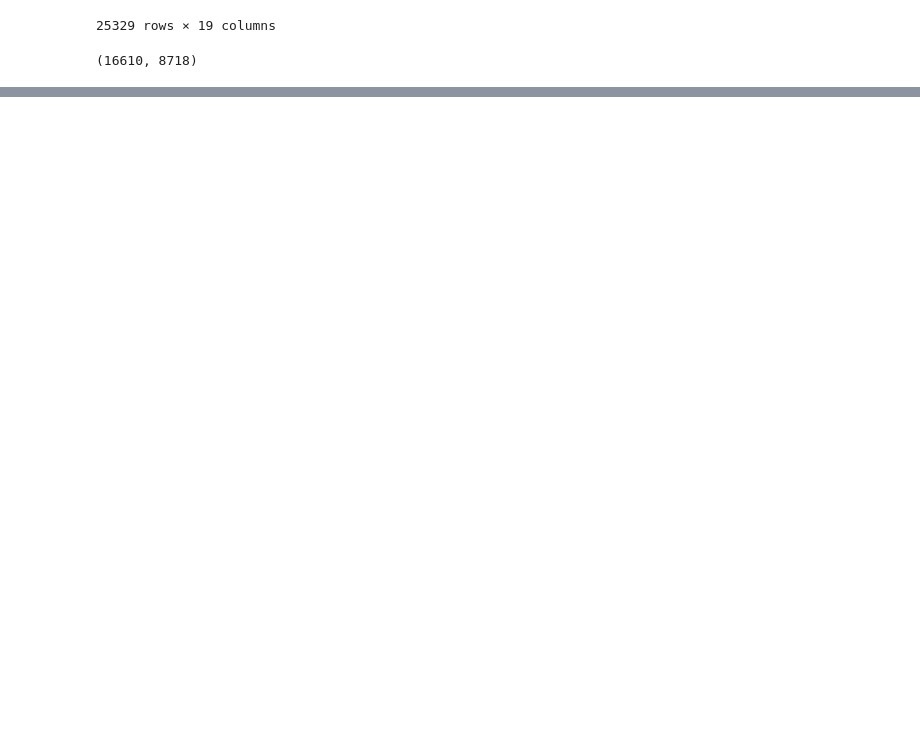
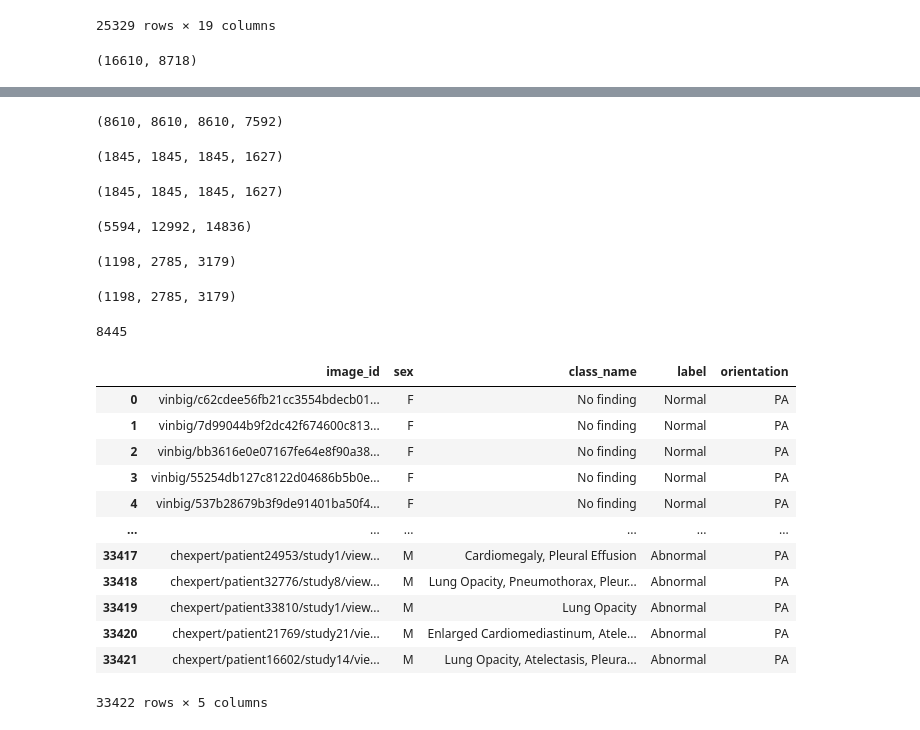
Before and after one commit to Nafishapanacea/X-ray-classification-covariates, a Jupyter notebook: csv.ipynb, the cells around one changed output, grey strips where cells are left out. Cells and saved outputs as stored; diff of their text form; code cells hidden in the pictures; blank space fills up the shorter version.

```diff
--- a/csv.ipynb
+++ b/csv.ipynb
@@ -262,0 +744,4 @@ pwd
+# %%
+lateral_train['orientation'] = 'lateral'
+lateral_val['orientation'] = 'lateral'
+lateral_test['orientation'] = 'lateral'
@@ -262,0 +921,45 @@ pwd
+# %%
+len(train[(train['sex'] == 'M') & (train['label'] == 'Abnormal')]), len(train[(train['sex'] == 'M') & (train['label'] == 'Normal')]), len(train[(train['sex'] == 'F') & (train['label'] == 'Abnormal')]), len(train[(train['sex'] == 'F') & (train['label'] == 'Normal')])
+# %% [output]
+(8610, 8610, 8610, 7592)
+# %%
+len(test[(test['sex'] == 'M') & (test['label'] == 'Abnormal')]), len(test[(test['sex'] == 'M') & (test['label'] == 'Normal')]), len(test[(test['sex'] == 'F') & (test['label'] == 'Abnormal')]), len(test[(test['sex'] == 'F') & (test['label'] == 'Normal')])
+# %% [output]
+(1845, 1845, 1845, 1627)
+# %%
+len(val[(val['sex'] == 'M') & (val['label'] == 'Abnormal')]), len(val[(val['sex'] == 'M') & (val['label'] == 'Normal')]), len(val[(val['sex'] == 'F') & (val['label'] == 'Abnormal')]), len(val[(val['sex'] == 'F') & (val['label'] == 'Normal')])
+# %% [output]
+(1845, 1845, 1845, 1627)
+# %%
+len(train[train['orientation'] == 'lateral']), len(train[train['orientation'] == 'PA']), len(train[train['orientation'] == 'AP'])
+# %% [output]
+(5594, 12992, 14836)
+# %%
+len(test[test['orientation'] == 'lateral']), len(test[test['orientation'] == 'PA']), len(test[test['orientation'] == 'AP'])
+# %% [output]
+(1198, 2785, 3179)
+# %%
+len(val[val['orientation'] == 'lateral']), len(val[val['orientation'] == 'PA']), len(val[val['orientation'] == 'AP'])
+# %% [output]
+(1198, 2785, 3179)
+# %%
+# 5594+ 18982+ 14836
+1198+ 4068+ 3179
+# %% [output]
+8445
+# %%
+train
+# %% [output]
+|  | image_id | sex | class_name | label | orientation |
+| 0 | vinbig/c62cdee56fb21cc3554bdecb01... | F | No finding | Normal | PA |
+| 1 | vinbig/7d99044b9f2dc42f674600c813... | F | No finding | Normal | PA |
+| 2 | vinbig/bb3616e0e07167fe64e8f90a38... | F | No finding | Normal | PA |
+| 3 | vinbig/55254db127c8122d04686b5b0e... | F | No finding | Normal | PA |
+| 4 | vinbig/537b28679b3f9de91401ba50f4... | F | No finding | Normal | PA |
+| ... | ... | ... | ... | ... | ... |
+| 33417 | chexpert/patient24953/study1/view... | M | Cardiomegaly, Pleural Effusion | Abnormal | PA |
+| 33418 | chexpert/patient32776/study8/view... | M | Lung Opacity, Pneumothorax, Pleur... | Abnormal | PA |
+| 33419 | chexpert/patient33810/study1/view... | M | Lung Opacity | Abnormal | PA |
+| 33420 | chexpert/patient21769/study21/vie... | M | Enlarged Cardiomediastinum, Atele... | Abnormal | PA |
+| 33421 | chexpert/patient16602/study14/vie... | M | Lung Opacity, Atelectasis, Pleura... | Abnormal | PA |
+33422 rows × 5 columns
```
Also changed, not shown: parts of 84 cells of this notebook, 15 other files.
